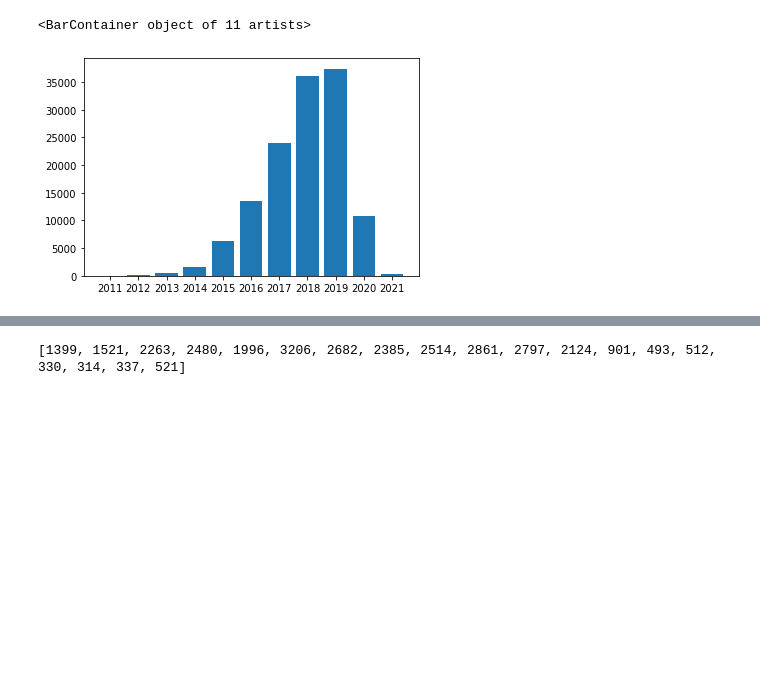
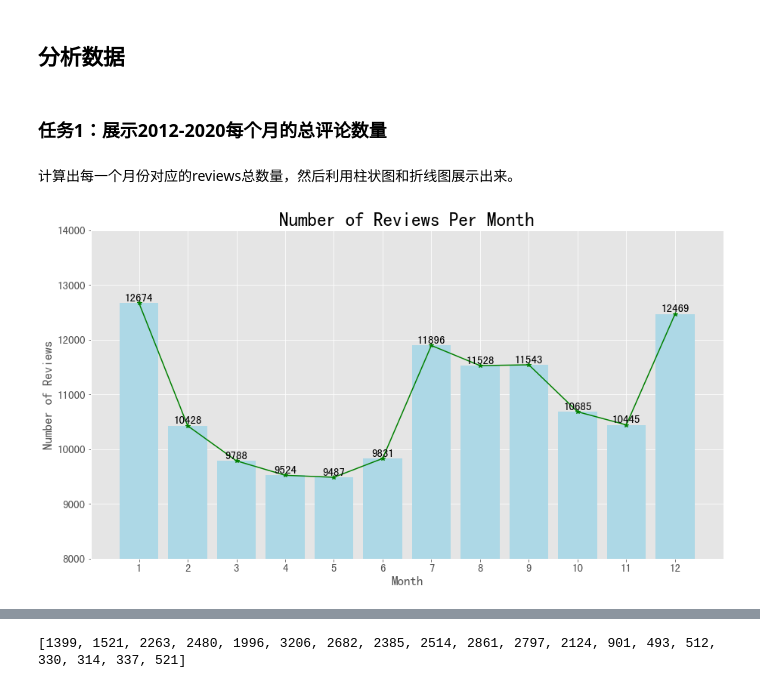
Before and after one commit to JT-H/Recommendation-System-for-Airbnb-Houses, a Jupyter notebook: EDA/Notebooks/EDA_6.ipynb, the cells around one changed output, grey strips where cells are left out. Drawn from its saved outputs; the diff is of its cells as text; code cells hidden in the pictures; blank space fills up the shorter version.

```diff
--- a/EDA/Notebooks/EDA_6.ipynb
+++ b/EDA/Notebooks/EDA_6.ipynb
@@ -88 +87,3 @@ Freq: M, Name: year_month, Length: 117, dtype: int64
+# %%
+all_reviews=all_reviews[(all_reviews.year!=2021) & (all_reviews.year!=2011)]
 # %%
@@ -101,7 +98,45 @@ plt.bar(col,reviews)
-# %%
-years = pd.unique(all_reviews.year.astype(str))
-years.sort()
-plt.bar(years,all_reviews.year.value_counts().sort_index())
-# %% [output]
-<BarContainer object of 11 artists>
-[figure, removed]
+# %% [markdown]
+## 分析数据
+# %% [markdown]
+### 任务1：展示2012-2020每个月的总评论数量
+# %% [markdown]
+计算出每一个月份对应的reviews总数量，然后利用柱状图和折线图展示出来。
+# %%
+number_of_reviews_per_month=all_reviews.month.value_counts().sort_index()
+# %%
+plt.style.use("ggplot")
+
+x = number_of_reviews_per_month.index
+y = number_of_reviews_per_month.values
+
+plt.figure(figsize=(15,8))
+
+plt.plot(x,y,
+         color="green", marker="*",
+         linestyle="-"
+        )
+
+plt.bar(x,y,
+        color="lightblue",
+       )
+
+plt.title("Number of Reviews Per Month",fontsize=25)
+plt.xlabel('Month', fontsize=17)
+plt.ylabel('Number of Reviews', fontsize=17)
+
+plt.xticks(range(1,13))
+plt.tick_params(labelsize=15)
+plt.ylim(ymin = 8000, ymax = 14000)
+
+for a,b in zip(x,y):
+
+    plt.text(a,b+10,b,
+             va='bottom',
+             ha='center',
+             fontsize=15
+            )
+
+
+plt.show()
+# %% [output]
+[figure, added]
```
Also changed, not shown: parts of 39 cells of this notebook, 6 other files.
